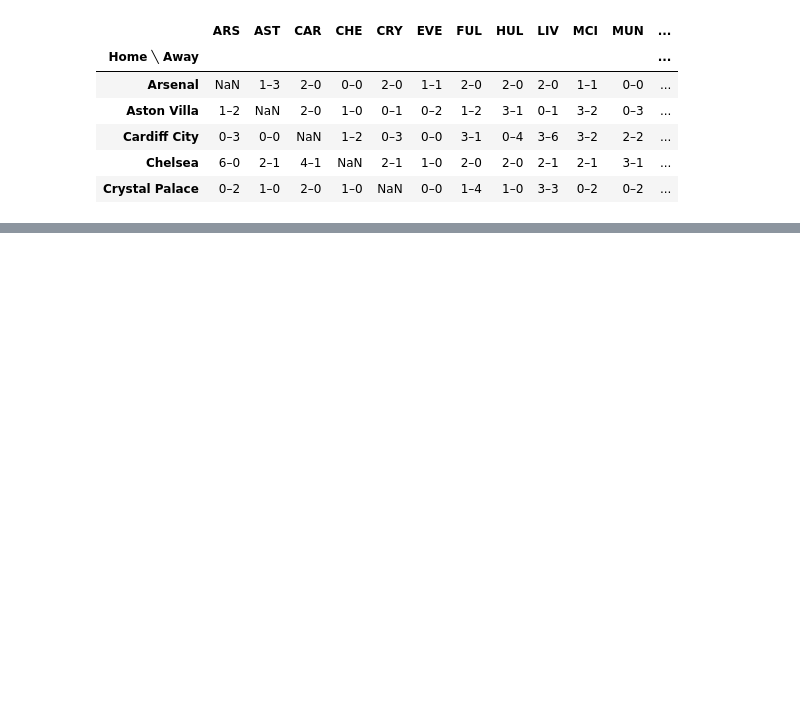
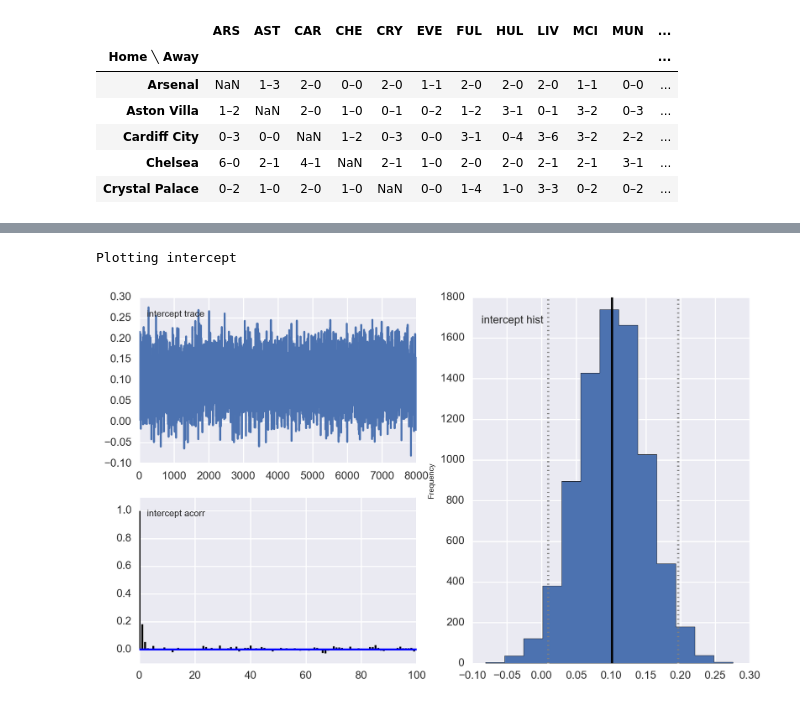
Before and after one commit to edgargalvan/ff, a Jupyter notebook: model/hier_bayes_soccer.ipynb, the cells around one changed output, grey strips where cells are left out. Cells and saved outputs as stored; diff of their text form; code cells hidden in the pictures; blank space fills up the shorter version.

```diff
--- a/model/hier_bayes_soccer.ipynb
+++ b/model/hier_bayes_soccer.ipynb
@@ -72,0 +166,5 @@ KeyError: 'i_away'
+# %%
+pymc.Matplot.plot(intercept)
+# %% [output]
+Plotting intercept
+[figure, added]
```
Also changed, not shown: parts of 10 cells of this notebook, 4 other files.
